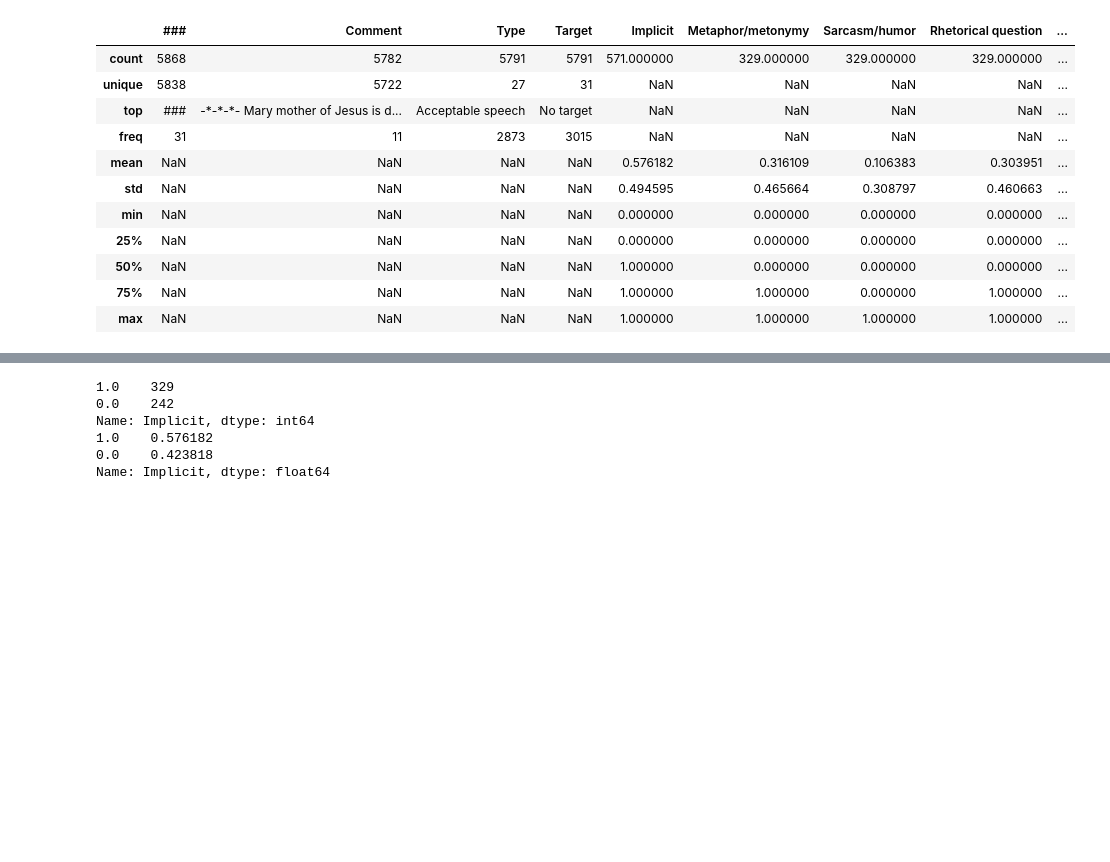
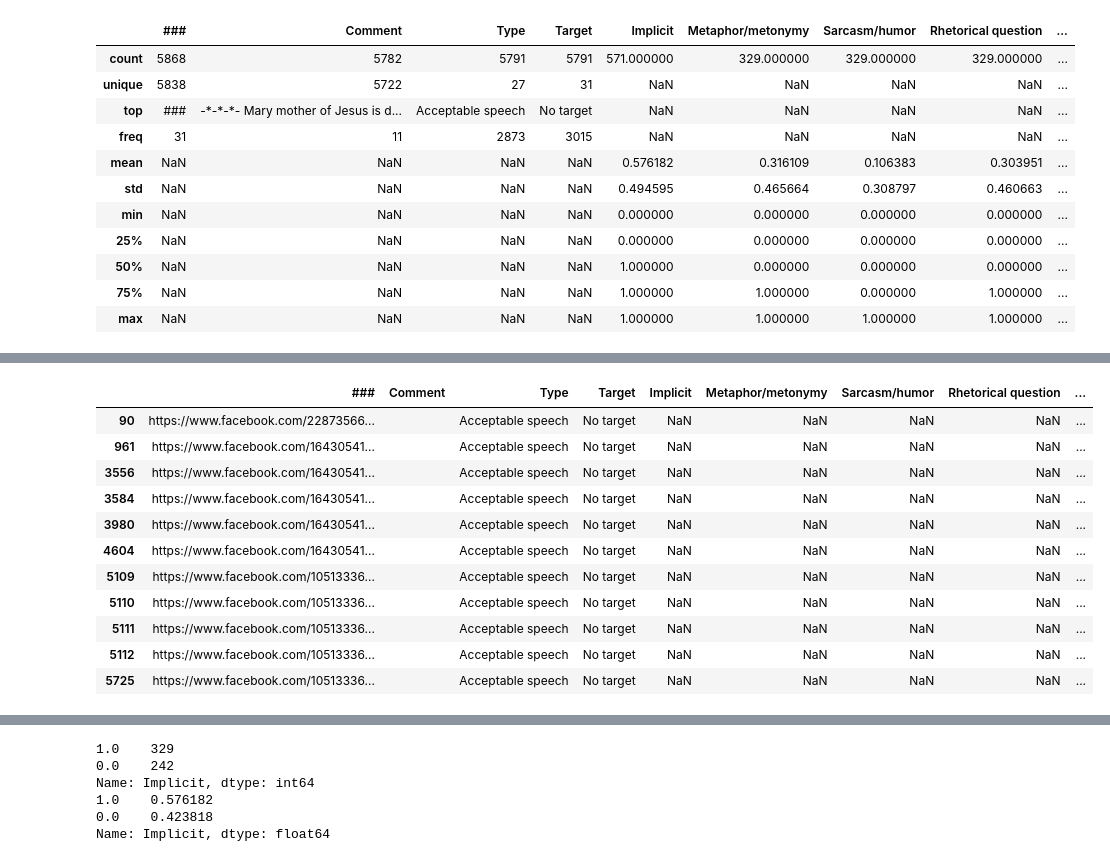
Before and after one commit to TajaKuzman/Hate-Speech-Classification, a Jupyter notebook: 1-Data-Preparation.ipynb, the cells around one changed output, grey strips where cells are left out. Drawn from its saved outputs; the diff is of its cells as text; code cells hidden in the pictures; blank space fills up the shorter version.

```diff
--- a/1-Data-Preparation.ipynb
+++ b/1-Data-Preparation.ipynb
@@ -66,6 +66,7 @@ sheet.head(3)
 # We need to add "\" before the "*" because otherwise it is understood as a special regex character.
 
 sheet["Comment"] = sheet["Comment"].str.replace("-\*-\*-\*- ", "")
+sheet["Comment"] = sheet["Comment"].str.replace("-\*-\*-\*-", "")
 
 # Let's look at the sheet
 sheet.head(5)
@@ -95,3 +96,20 @@ sheet.describe(include="all")
 | 50% | NaN | NaN | NaN | NaN | 1.000000 | 0.000000 | 0.000000 | 0.000000 | ... |
 | 75% | NaN | NaN | NaN | NaN | 1.000000 | 1.000000 | 0.000000 | 1.000000 | ... |
 | max | NaN | NaN | NaN | NaN | 1.000000 | 1.000000 | 1.000000 | 1.000000 | ... |
+# %%
+# There are also some empty comments that have an empty string
+discarded_sheet = sheet[sheet["Comment"].str.split().str.len() < 1]
+discarded_sheet
+# %% [output]
+|  | ### | Comment | Type | Target | Implicit | Metaphor/metonymy | Sarcasm/humor | Rhetorical question | ... |
+| 90 | https://www.facebook.com/22873566... |  | Acceptable speech | No target | NaN | NaN | NaN | NaN | ... |
+| 961 | https://www.facebook.com/16430541... |  | Acceptable speech | No target | NaN | NaN | NaN | NaN | ... |
+| 3556 | https://www.facebook.com/16430541... |  | Acceptable speech | No target | NaN | NaN | NaN | NaN | ... |
+| 3584 | https://www.facebook.com/16430541... |  | Acceptable speech | No target | NaN | NaN | NaN | NaN | ... |
+| 3980 | https://www.facebook.com/16430541... |  | Acceptable speech | No target | NaN | NaN | NaN | NaN | ... |
+| 4604 | https://www.facebook.com/16430541... |  | Acceptable speech | No target | NaN | NaN | NaN | NaN | ... |
+| 5109 | https://www.facebook.com/10513336... |  | Acceptable speech | No target | NaN | NaN | NaN | NaN | ... |
+| 5110 | https://www.facebook.com/10513336... |  | Acceptable speech | No target | NaN | NaN | NaN | NaN | ... |
+| 5111 | https://www.facebook.com/10513336... |  | Acceptable speech | No target | NaN | NaN | NaN | NaN | ... |
+| 5112 | https://www.facebook.com/10513336... |  | Acceptable speech | No target | NaN | NaN | NaN | NaN | ... |
+| 5725 | https://www.facebook.com/10513336... |  | Acceptable speech | No target | NaN | NaN | NaN | NaN | ... |
```
Also changed, not shown: parts of 8 cells of this notebook, 4 other files.
